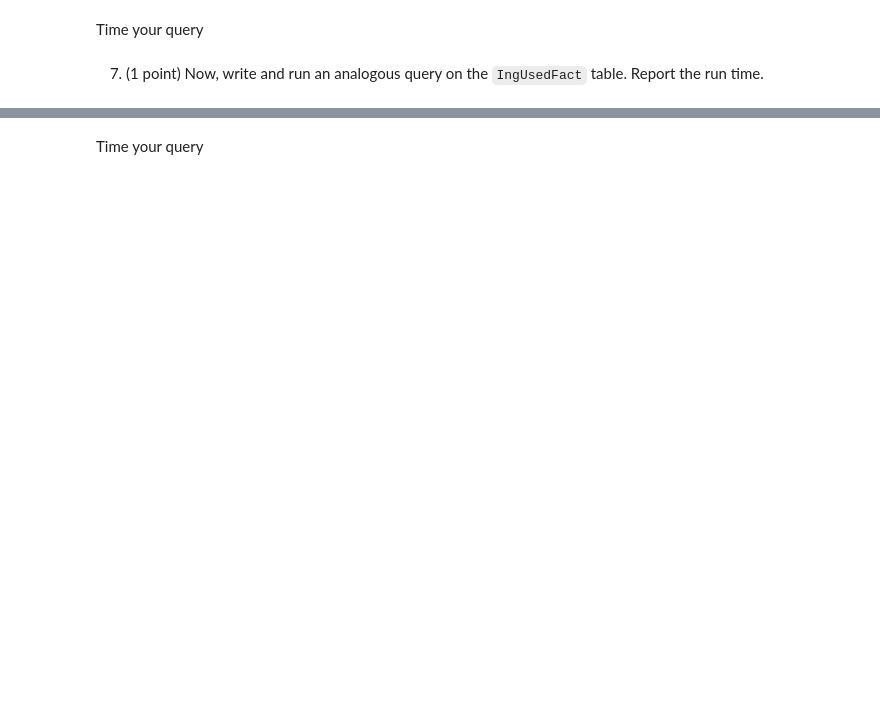
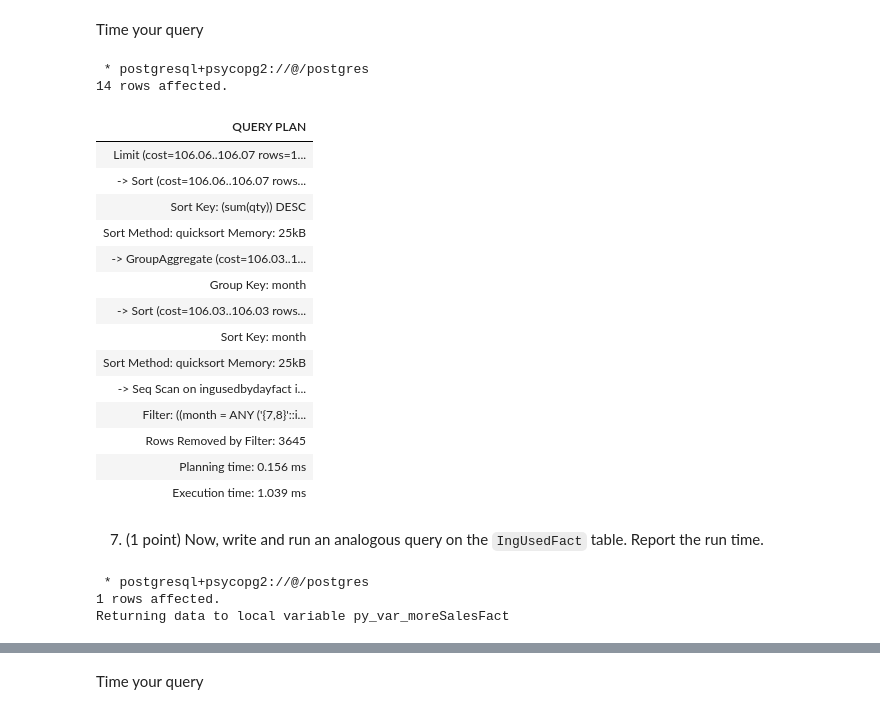
Before and after one commit to Krish-Khatri/Data-Structures-and-Algorithms, a Jupyter notebook: DWF21_template.ipynb, the cells around one changed output, grey strips where cells are left out. Drawn from its saved outputs; the diff is of its cells as text; code cells hidden in the pictures; blank space fills up the shorter version.

```diff
--- a/DWF21_template.ipynb
+++ b/DWF21_template.ipynb
@@ -381,2 +705,30 @@ SELECT 1 -- your code here;
+# %%
+%%sql
+EXPLAIN ANALYZE
+SELECT iumf.month as monthSold from
+IngUsedByDayFact iumf where
+iumf.ingname = 'ice cream' and iumf.detail = 'vanilla' and iumf.month in (7,8) and
+iumf.year = 2017
+GROUP BY iumf.month
+ORDER BY sum(iumf.qty) DESC
+LIMIT 1;
+# %% [output]
+ * postgresql+psycopg2://@/postgres
+14 rows affected.
+| QUERY PLAN |
+| Limit (cost=106.06..106.07 rows=1... |
+| -> Sort (cost=106.06..106.07 rows... |
+| Sort Key: (sum(qty)) DESC |
+| Sort Method: quicksort Memory: 25kB |
+| -> GroupAggregate (cost=106.03..1... |
+| Group Key: month |
+| -> Sort (cost=106.03..106.03 rows... |
+| Sort Key: month |
+| Sort Method: quicksort Memory: 25kB |
+| -> Seq Scan on ingusedbydayfact i... |
+| Filter: ((month = ANY ('{7,8}'::i... |
+| Rows Removed by Filter: 3645 |
+| Planning time: 0.156 ms |
+| Execution time: 1.039 ms |
 # %% [markdown]
 7. (1 point) Now, write and run an analogous query on the `IngUsedFact` table. Report the run time.
@@ -386,3 +735,16 @@ SELECT 1; -- your code here
+# %%
+%%sql py_var_moreSalesFact <<
+SELECT dd.month as monthSold from
+IngUsedFact iumf JOIN DateDim dd on iumf.date = dd.id where
+iumf.ingname = 'ice cream' and iumf.detail = 'vanilla' and dd.month in (7,8) and
+dd.year = 2017
+GROUP BY dd.month
+ORDER BY sum(iumf.qty) DESC
+LIMIT 1;
+# %% [output]
+ * postgresql+psycopg2://@/postgres
+1 rows affected.
+Returning data to local variable py_var_moreSalesFact
 # %%
 # do not modify or delete this cell
 df_q07 = py_var_moreSalesFact.DataFrame() # Save the result of this task for grading purposes
```
Also changed, not shown: parts of 40 cells of this notebook.
